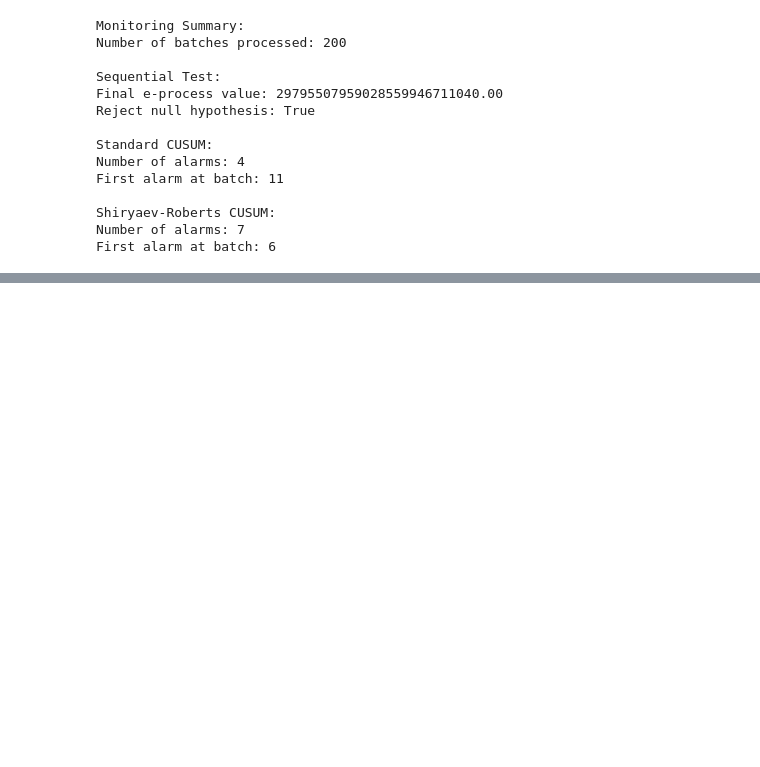
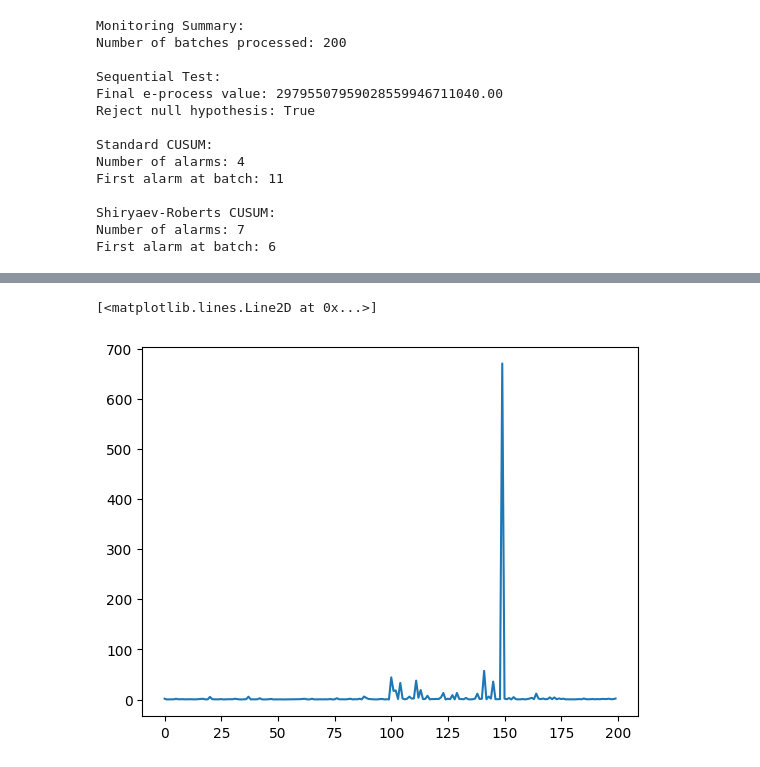
Before and after one commit to jakorostami/expectation, a Jupyter notebook: expectation/conformal/demo.ipynb, the cells around one changed output, grey strips where cells are left out. Cells and saved outputs as stored; diff of their text form; code cells hidden in the pictures; blank space fills up the shorter version.

```diff
--- a/expectation/conformal/demo.ipynb
+++ b/expectation/conformal/demo.ipynb
@@ -590,0 +742,5 @@ First alarm at batch: 6
+# %%
+plt.plot(results["conformal_e_values"])
+# %% [output]
+[<matplotlib.lines.Line2D at 0x...>]
+[figure, added]
```
Also changed, not shown: parts of 4 cells of this notebook.
